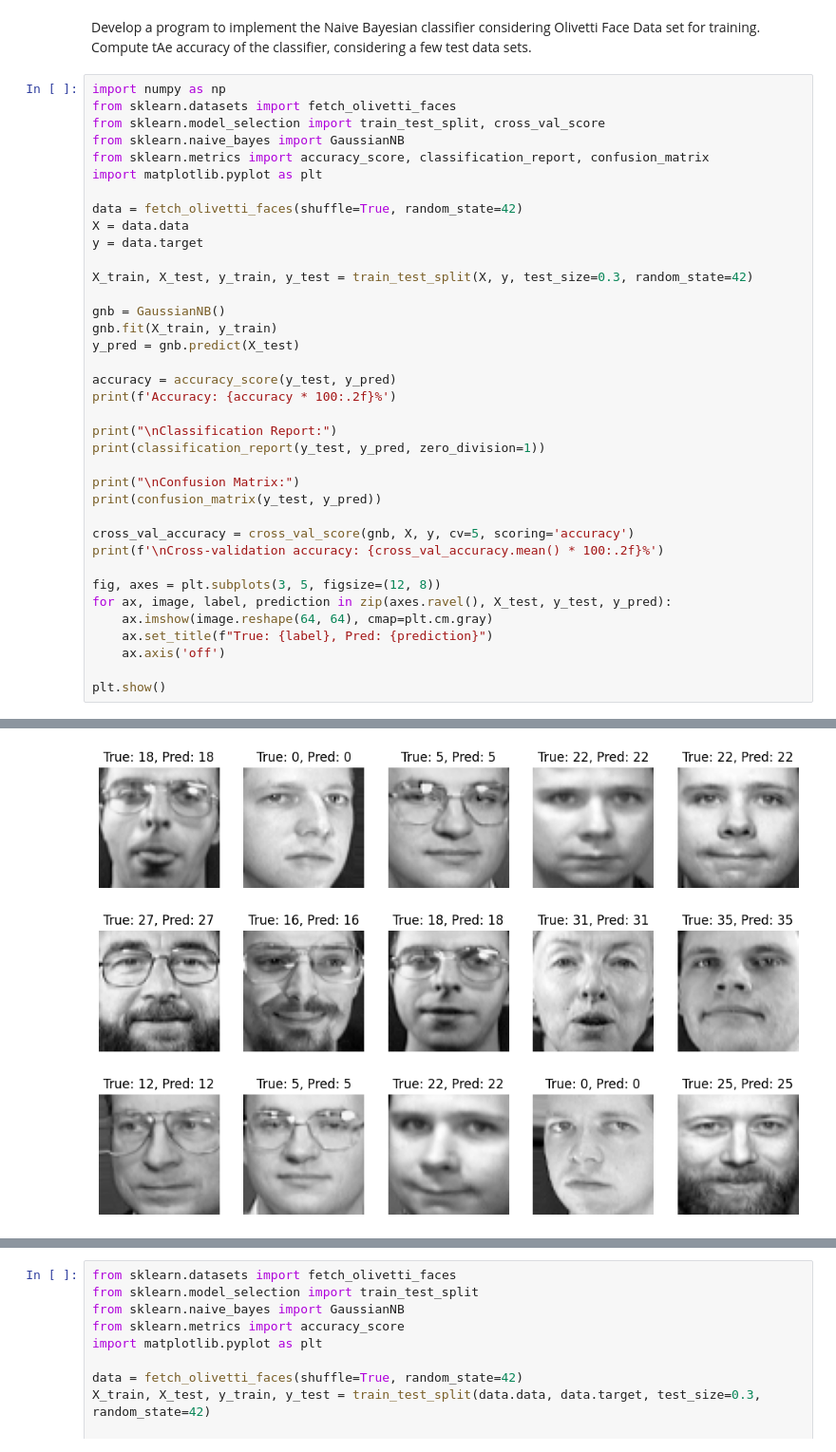
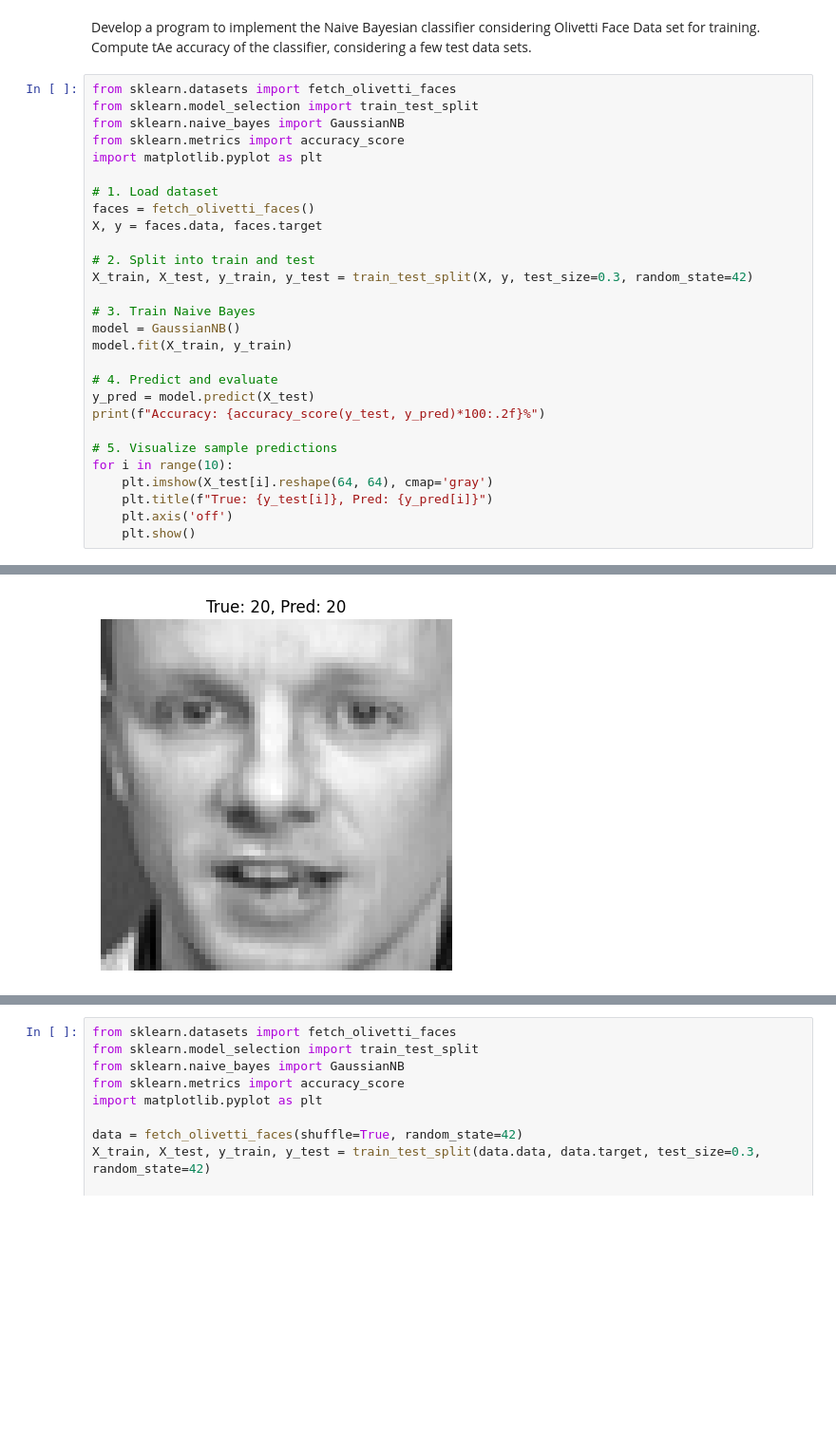
Before and after one commit to dhanavanthesh/machine_leanning_lab, a Jupyter notebook: program9.ipynb, the cells around one changed output, grey strips where cells are left out. Shown: that part at 95% size. Cells and saved outputs as stored; diff of their text form; blank space fills up the shorter version.

```diff
--- a/program9.ipynb
+++ b/program9.ipynb
@@ -1,40 +1,31 @@
 # %% [markdown]
  Develop a program to implement the Naive Bayesian classifier considering Olivetti Face Data set for training. Compute tAe accuracy of the classifier, considering a few test data sets.
 # %%
-import numpy as np
 from sklearn.datasets import fetch_olivetti_faces
-from sklearn.model_selection import train_test_split, cross_val_score
+from sklearn.model_selection import train_test_split
 from sklearn.naive_bayes import GaussianNB
-from sklearn.metrics import accuracy_score, classification_report, confusion_matrix
+from sklearn.metrics import accuracy_score
 import matplotlib.pyplot as plt
 
-data = fetch_olivetti_faces(shuffle=True, random_state=42)
-X = data.data
-y = data.target
+# 1. Load dataset
+faces = fetch_olivetti_faces()
+X, y = faces.data, faces.target
 
+# 2. Split into train and test
 X_train, X_test, y_train, y_test = train_test_split(X, y, test_size=0.3, random_state=42)
 
-gnb = GaussianNB()
-gnb.fit(X_train, y_train)
-y_pred = gnb.predict(X_test)
+# 3. Train Naive Bayes
+model = GaussianNB()
+model.fit(X_train, y_train)
 
-accuracy = accuracy_score(y_test, y_pred)
-print(f'Accuracy: {accuracy * 100:.2f}%')
+# 4. Predict and evaluate
+y_pred = model.predict(X_test)
+print(f"Accuracy: {accuracy_score(y_test, y_pred)*100:.2f}%")
 
-print("\nClassification Report:")
-print(classification_report(y_test, y_pred, zero_division=1))
-
-print("\nConfusion Matrix:")
-print(confusion_matrix(y_test, y_pred))
-
-cross_val_accuracy = cross_val_score(gnb, X, y, cv=5, scoring='accuracy')
-print(f'\nCross-validation accuracy: {cross_val_accuracy.mean() * 100:.2f}%')
-
-fig, axes = plt.subplots(3, 5, figsize=(12, 8))
-for ax, image, label, prediction in zip(axes.ravel(), X_test, y_test, y_pred):
-    ax.imshow(image.reshape(64, 64), cmap=plt.cm.gray)
-    ax.set_title(f"True: {label}, Pred: {prediction}")
-    ax.axis('off')
-
-plt.show()
+# 5. Visualize sample predictions
+for i in range(10):
+    plt.imshow(X_test[i].reshape(64, 64), cmap='gray')
+    plt.title(f"True: {y_test[i]}, Pred: {y_pred[i]}")
+    plt.axis('off')
+    plt.show()
 # %% [output]
@@ -58 +33 @@ Cross-validation accuracy: 87.25%
-[figure, old version]
+[figure, new version]
```
Also changed, not shown: parts of 1 cell of this notebook.
